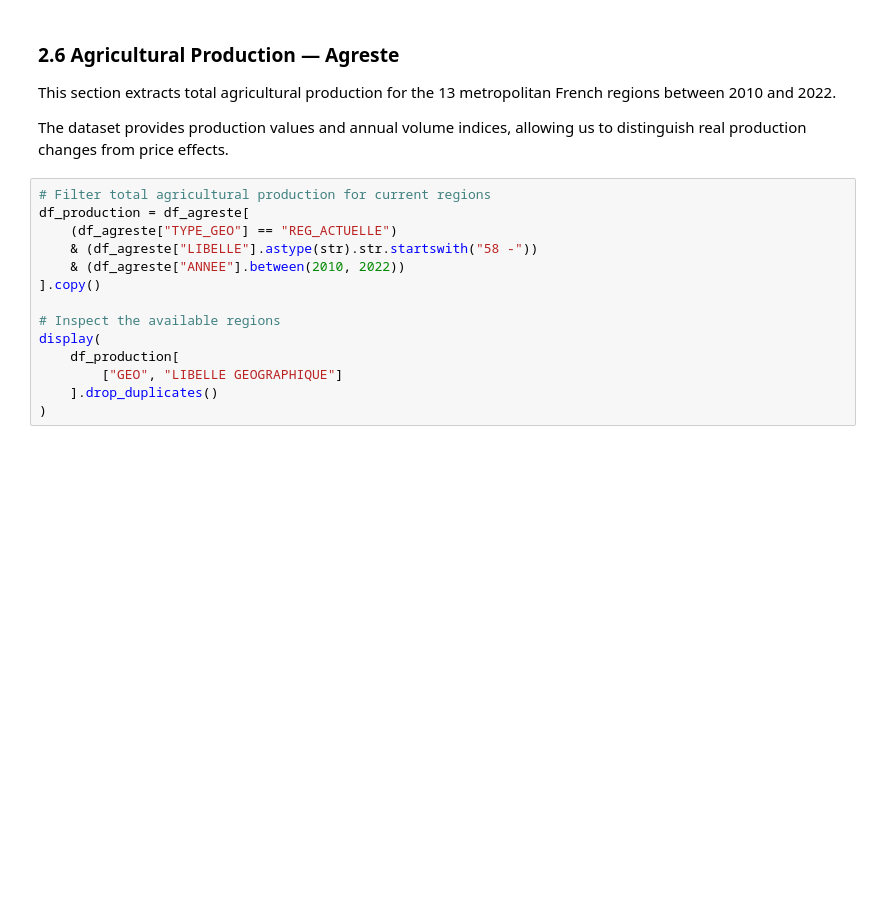
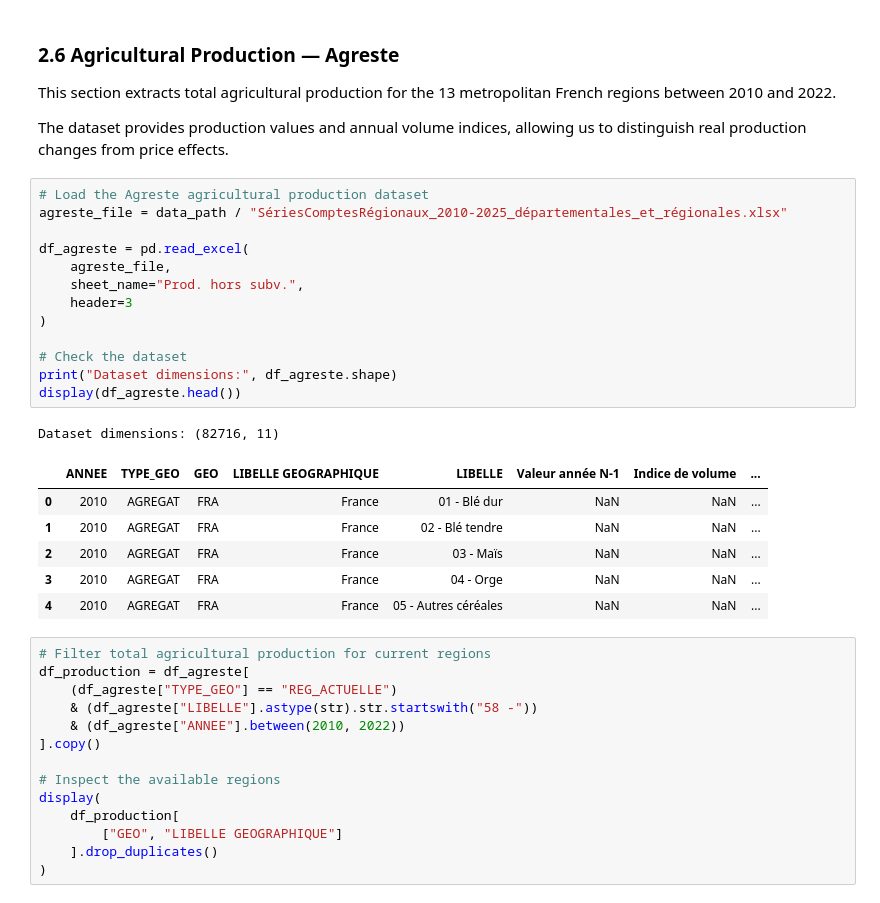
Before and after one commit to vicentef-cmyk/DataScProject, a Jupyter notebook: notebooks/analysis.ipynb, the cells around one changed output. Cells and saved outputs as stored; diff of their text form; blank space fills up the shorter version.

```diff
--- a/notebooks/analysis.ipynb
+++ b/notebooks/analysis.ipynb
@@ -462,6 +459,27 @@ This section extracts total agricultural production for the
 
 The dataset provides production values and annual volume indices,
 allowing us to distinguish real production changes from price effects.
+# %%
+# Load the Agreste agricultural production dataset
+agreste_file = data_path / "SériesComptesRégionaux_2010-2025_départementales_et_régionales.xlsx"
+
+df_agreste = pd.read_excel(
+    agreste_file,
+    sheet_name="Prod. hors subv.",
+    header=3
+)
+
+# Check the dataset
+print("Dataset dimensions:", df_agreste.shape)
+display(df_agreste.head())
+# %% [output]
+Dataset dimensions: (82716, 11)
+|  | ANNEE | TYPE_GEO | GEO | LIBELLE GEOGRAPHIQUE | LIBELLE | Valeur année N-1 | Indice de volume | ... |
+| 0 | 2010 | AGREGAT | FRA | France | 01 - Blé dur | NaN | NaN | ... |
+| 1 | 2010 | AGREGAT | FRA | France | 02 - Blé tendre | NaN | NaN | ... |
+| 2 | 2010 | AGREGAT | FRA | France | 03 - Maïs | NaN | NaN | ... |
+| 3 | 2010 | AGREGAT | FRA | France | 04 - Orge | NaN | NaN | ... |
+| 4 | 2010 | AGREGAT | FRA | France | 05 - Autres céréales | NaN | NaN | ... |
 # %%
 # Filter total agricultural production for current regions
 df_production = df_agreste[
```
Also changed, not shown: parts of 16 cells of this notebook.
